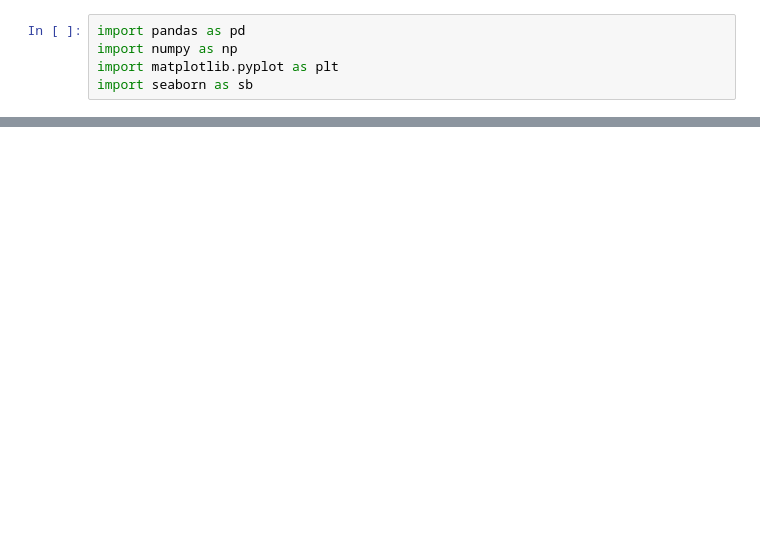
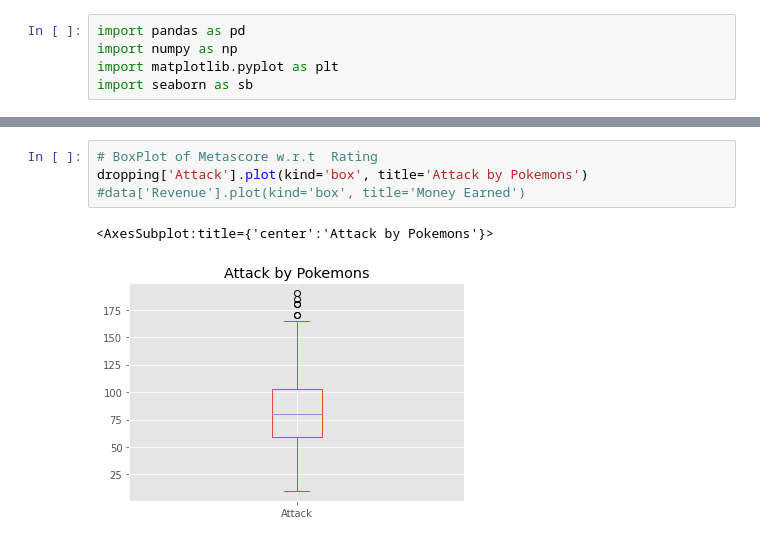
Before and after one commit to Samiieh/Ar1_skriptProgramering, a Jupyter notebook: lab 5 projektarbete/labb5.ipynb, the cells around one changed output, grey strips where cells are left out. Cells and saved outputs as stored; diff of their text form; blank space fills up the shorter version.

```diff
--- a/lab 5 projektarbete/labb5.ipynb
+++ b/lab 5 projektarbete/labb5.ipynb
@@ -144,0 +311,7 @@ plt.show()
+# %%
+# BoxPlot of Metascore w.r.t  Rating
+dropping['Attack'].plot(kind='box', title='Attack by Pokemons')
+#data['Revenue'].plot(kind='box', title='Money Earned')
+# %% [output]
+<AxesSubplot:title={'center':'Attack by Pokemons'}>
+[figure, added]
```
Also changed, not shown: parts of 37 cells of this notebook, 2 other files.
